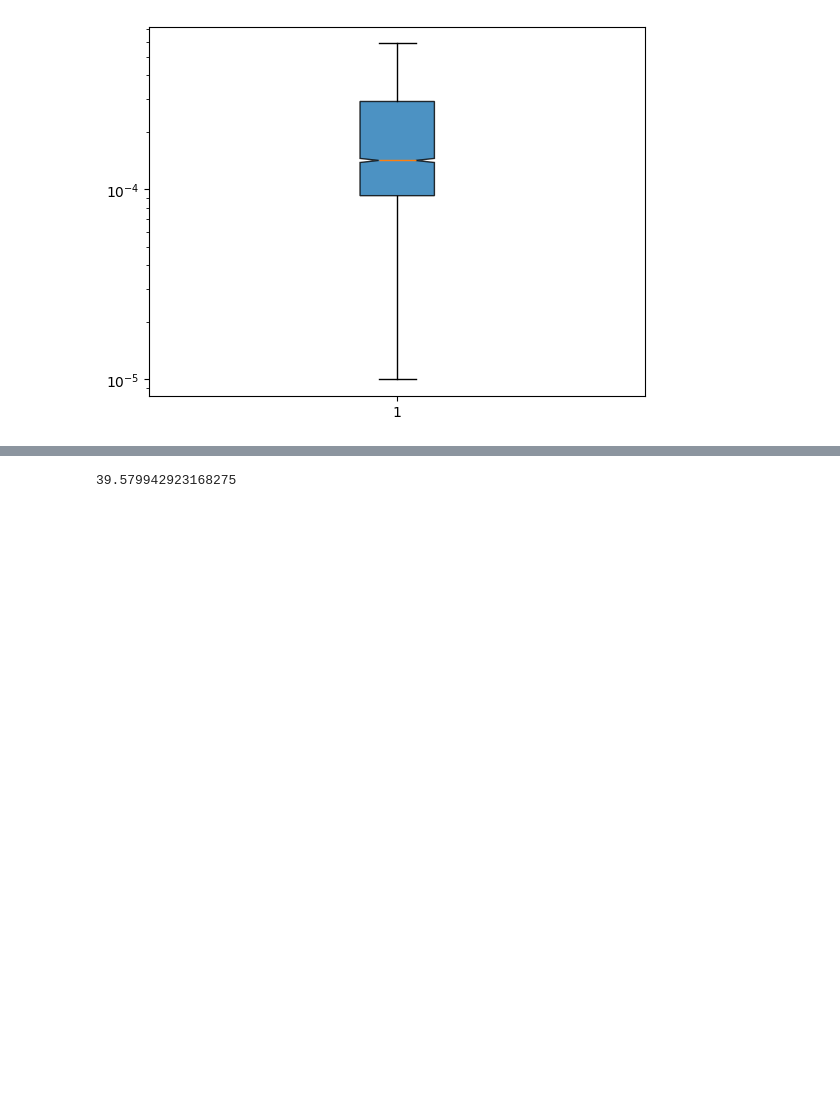
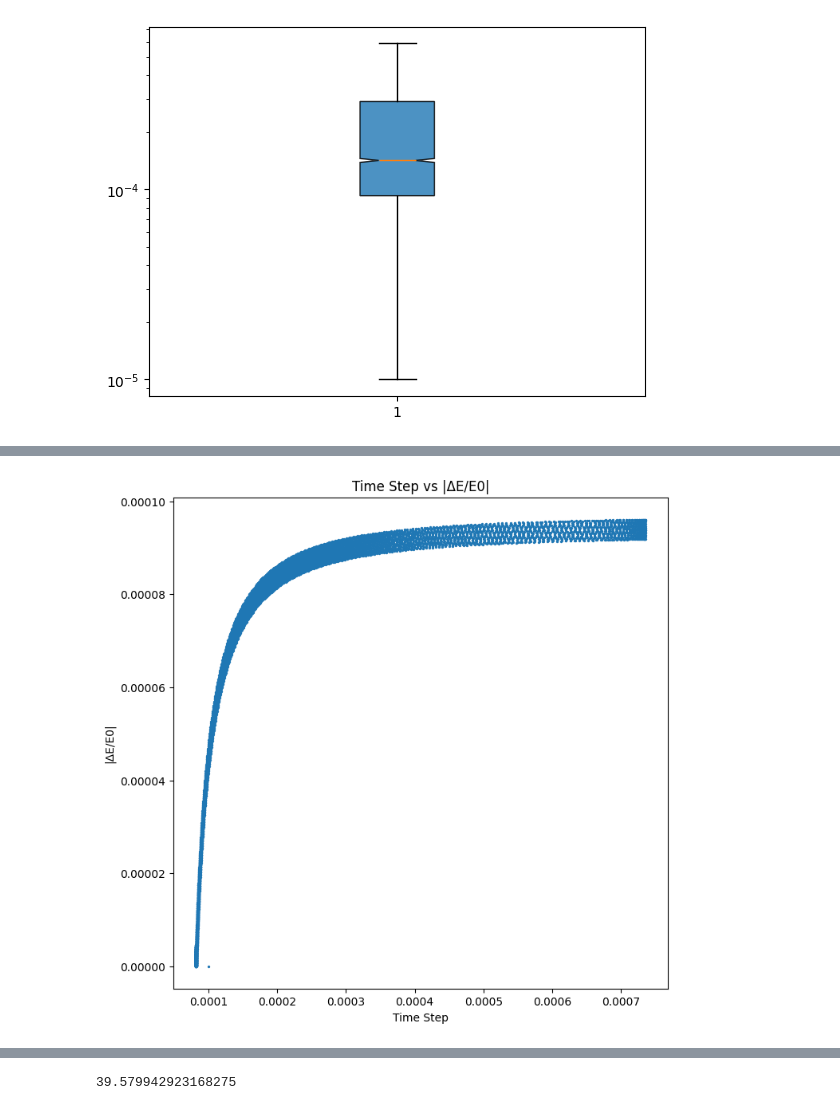
Before and after one commit to Berto70/pod_compastro23, a Jupyter notebook: Fireworks/fireworks_test/scripts/ass_3/test_files.ipynb, the cells around one changed output, grey strips where cells are left out. Drawn from its saved outputs; the diff is of its cells as text; code cells hidden in the pictures; blank space fills up the shorter version.

```diff
--- a/Fireworks/fireworks_test/scripts/ass_3/test_files.ipynb
+++ b/Fireworks/fireworks_test/scripts/ass_3/test_files.ipynb
@@ -55,0 +94,11 @@ plt.show()
+# %%
+import seaborn as sns
+
+plt.figure(figsize=(8,8))
+plt.scatter(data_0001[:,5], np.abs((data_0001[:,4]-data_0001[0,4])/(data_0001[0,4])), s=2)
+plt.xlabel('Time Step')
+plt.ylabel('|ΔE/E0|')
+plt.title('Time Step vs |ΔE/E0|')
+plt.show()
+# %% [output]
+[figure, added]
```
Also changed, not shown: parts of 8 cells of this notebook.
